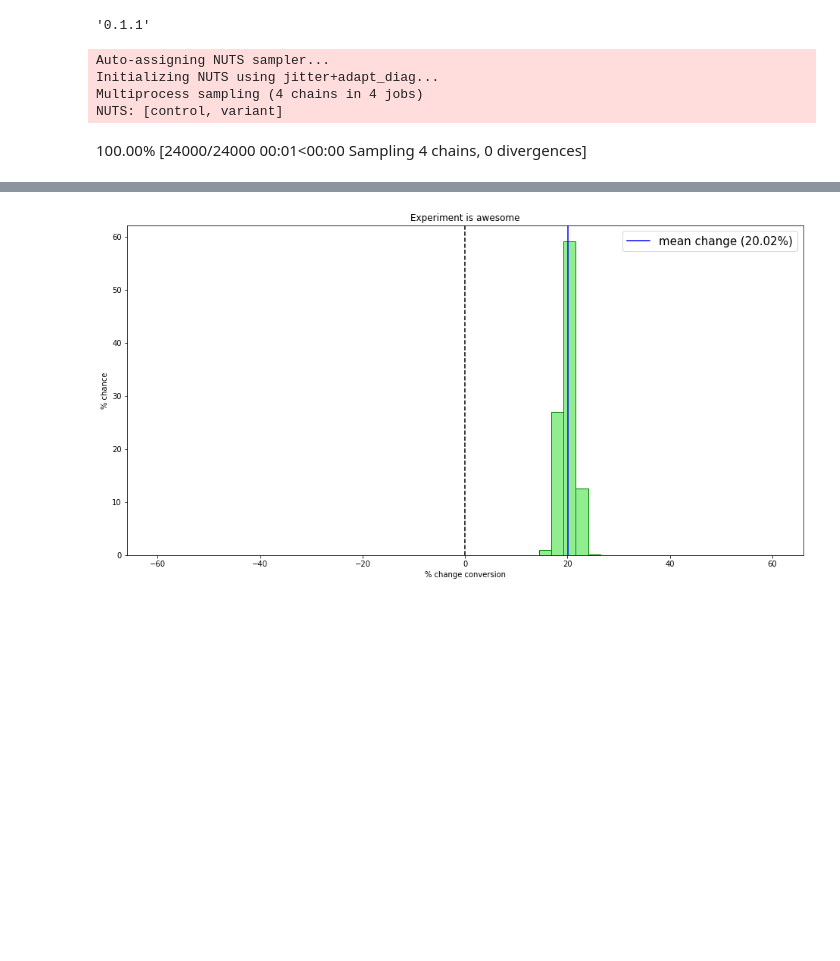
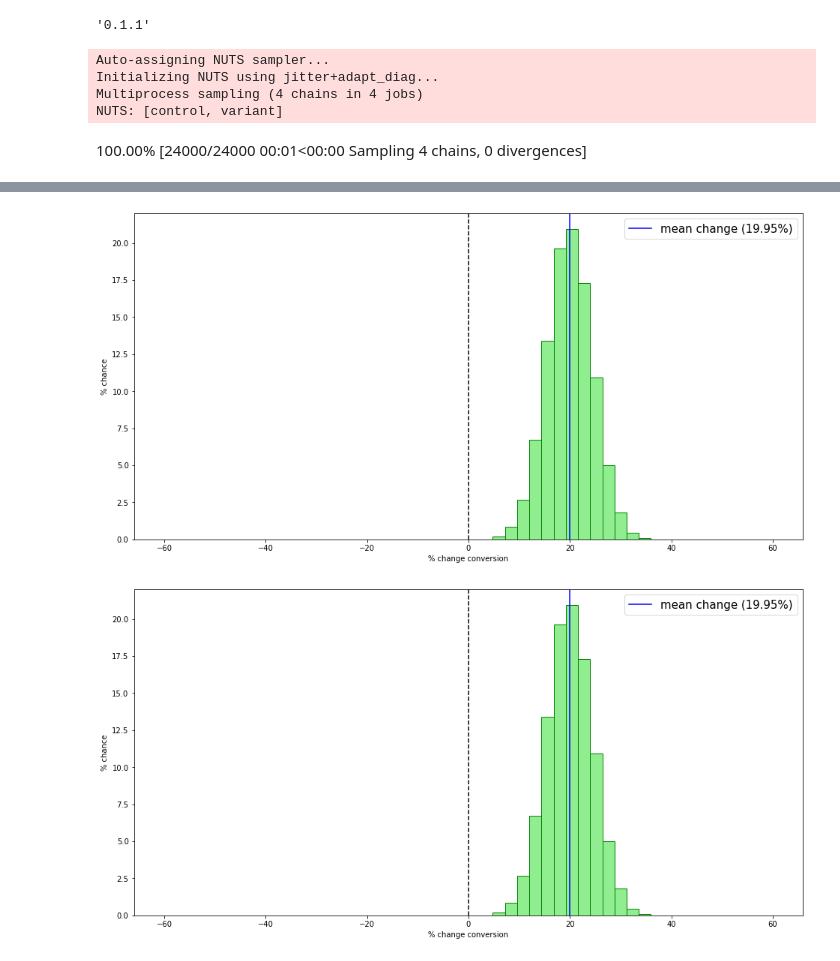
Before and after one commit to multilayer-io/babbab, a Jupyter notebook: notebooks/should_be_pytest.ipynb, the cells around one changed output, grey strips where cells are left out. Saved outputs shown, nothing was run; the diff lists cells and outputs as text; code cells hidden in the pictures; blank space fills up the shorter version.

```diff
--- a/notebooks/should_be_pytest.ipynb
+++ b/notebooks/should_be_pytest.ipynb
@@ -8,7 +8,7 @@ from babbab import plot_control_variant_diff
 # %%
 from babbab.stats import beta_binomial_abtest, bayesian_statement
 # %%
-trace = beta_binomial_abtest(10000, 100000, 12000, 100000)
+abtest_plot(1000, 10000, 1200, 10000)
 # %% [output]
 Auto-assigning NUTS sampler...
 Initializing NUTS using jitter+adapt_diag...
@@ -19,4 +19,2 @@ Sampling 4 chains for 1_000 tune and 5_000 draw iterations (4_000 + 20_000 draws
+[figure, added]
+[figure, added]
-# %%
-plot_control_variant_diff(trace, "Experiment is awesome")
-# %% [output]
-[figure, removed]
```
Also changed, not shown: parts of 2 cells of this notebook, 4 other files.
